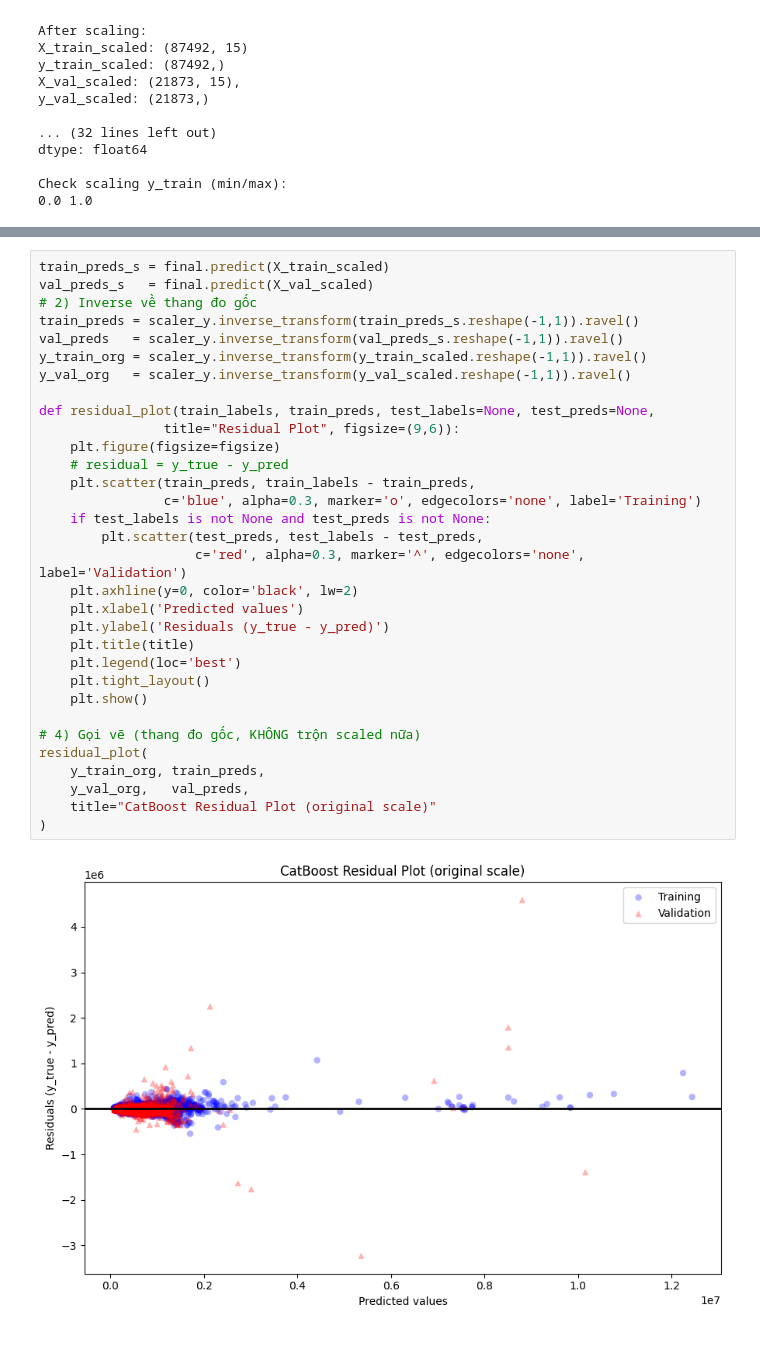
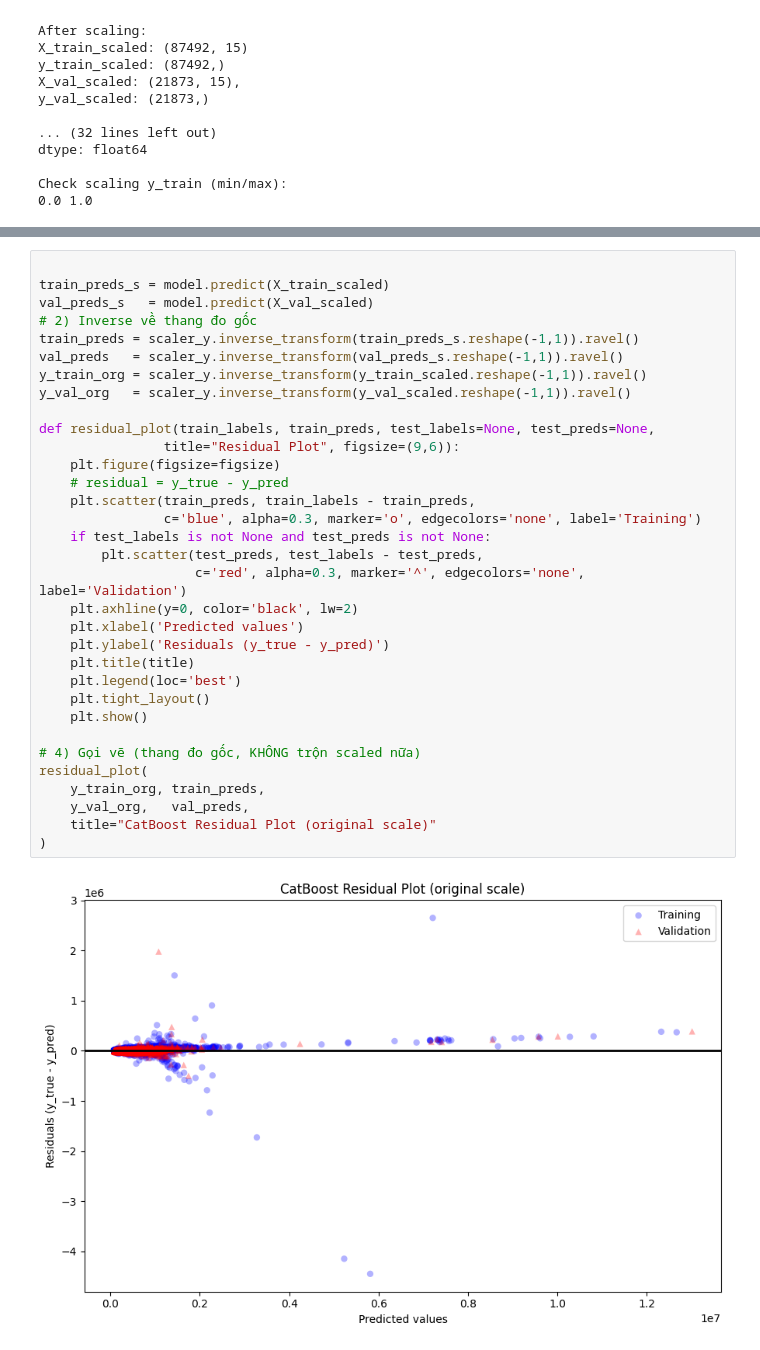
Before and after one commit to TrantuVN/MA, a Jupyter notebook: catbo.ipynb, the cells around one changed output, grey strips where cells are left out. Cells and saved outputs as stored; diff of their text form.

```diff
--- a/catbo.ipynb
+++ b/catbo.ipynb
@@ -262,34 +228,35 @@ Avg R²  : 0.933970
 # %%
-train_preds_s = final.predict(X_train_scaled)
-val_preds_s   = final.predict(X_val_scaled)
+
+train_preds_s = model.predict(X_train_scaled)
+val_preds_s   = model.predict(X_val_scaled)
 # 2) Inverse về thang đo gốc
 train_preds = scaler_y.inverse_transform(train_preds_s.reshape(-1,1)).ravel()
 val_preds   = scaler_y.inverse_transform(val_preds_s.reshape(-1,1)).ravel()
 y_train_org = scaler_y.inverse_transform(y_train_scaled.reshape(-1,1)).ravel()
 y_val_org   = scaler_y.inverse_transform(y_val_scaled.reshape(-1,1)).ravel()
 
 def residual_plot(train_labels, train_preds, test_labels=None, test_preds=None,
                 title="Residual Plot", figsize=(9,6)):
     plt.figure(figsize=figsize)
     # residual = y_true - y_pred
     plt.scatter(train_preds, train_labels - train_preds,
                 c='blue', alpha=0.3, marker='o', edgecolors='none', label='Training')
     if test_labels is not None and test_preds is not None:
         plt.scatter(test_preds, test_labels - test_preds,
                     c='red', alpha=0.3, marker='^', edgecolors='none', label='Validation')
     plt.axhline(y=0, color='black', lw=2)
     plt.xlabel('Predicted values')
     plt.ylabel('Residuals (y_true - y_pred)')
     plt.title(title)
     plt.legend(loc='best')
     plt.tight_layout()
     plt.show()
 
 # 4) Gọi vẽ (thang đo gốc, KHÔNG trộn scaled nữa)
 residual_plot(
     y_train_org, train_preds,
     y_val_org,   val_preds,
     title="CatBoost Residual Plot (original scale)"
 )
 # %% [output]
-[figure, old version]
+[figure, new version]
```
Also changed, not shown: parts of 4 cells of this notebook, 7 other files.
